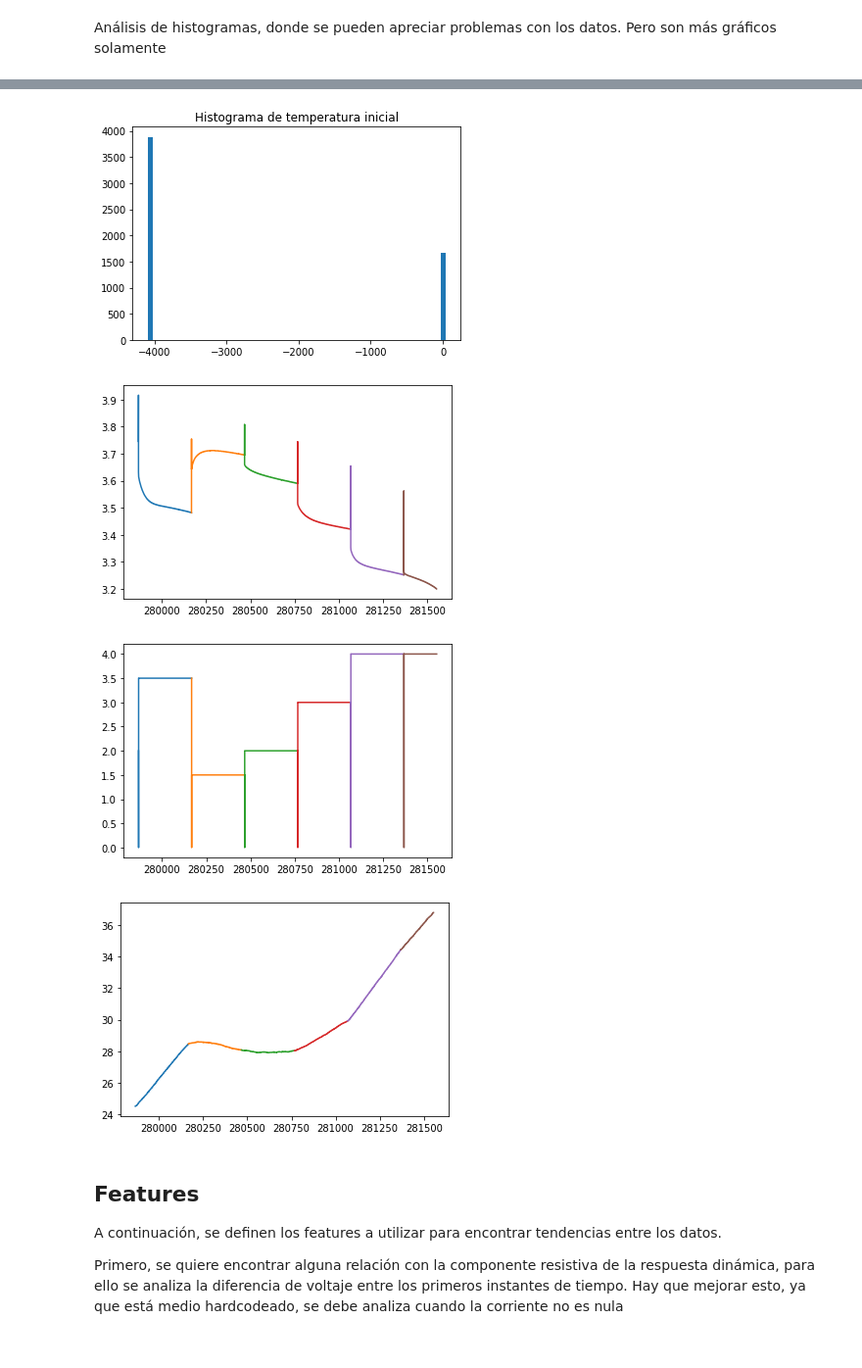
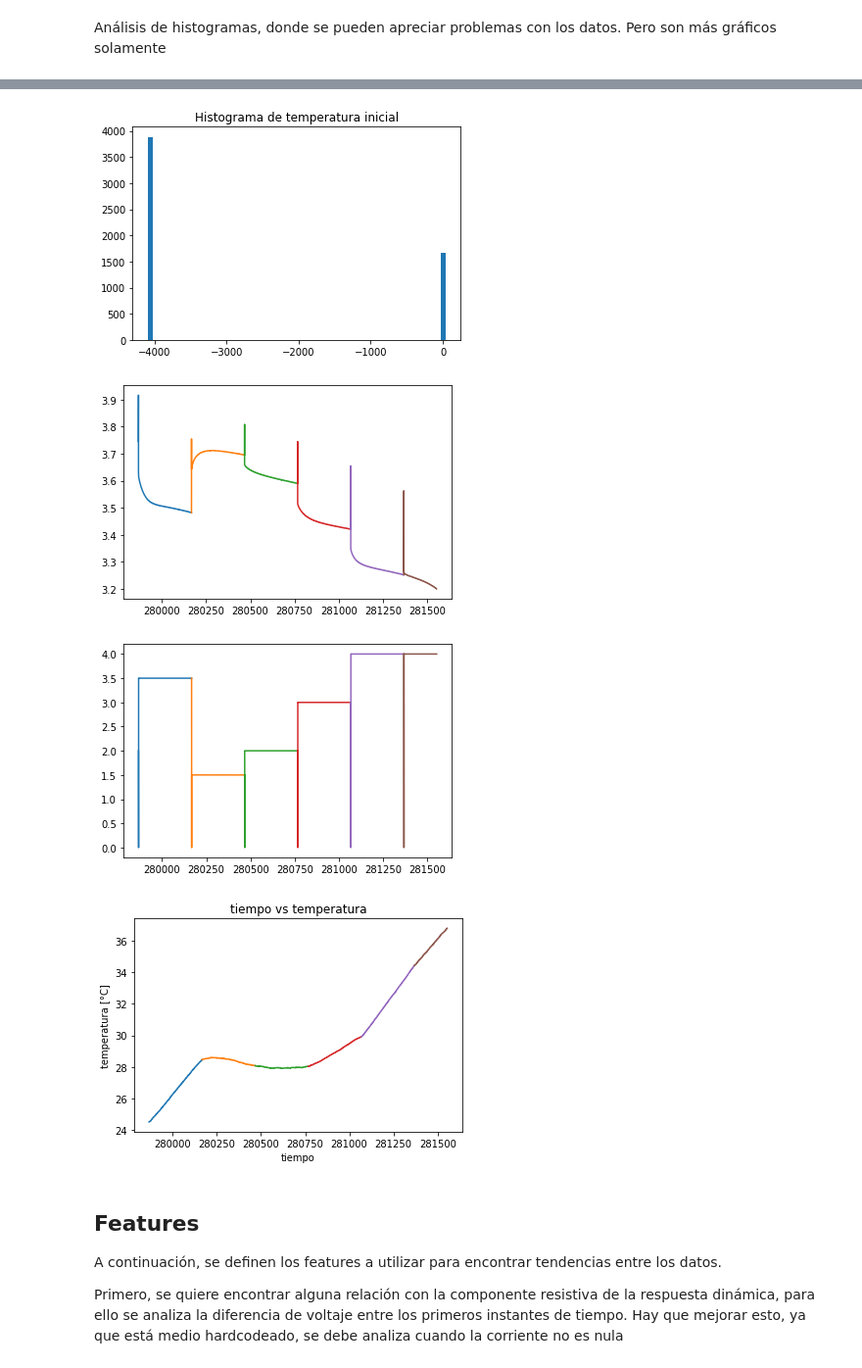
Before and after one commit to MartinVIllesca/Analisis_Baterias, a Jupyter notebook: notebooks/exploracion_cesar_2.ipynb, the cells around one changed output, grey strips where cells are left out. Shown at 98% size. Saved outputs shown, nothing was run; the diff lists cells and outputs as text; code cells hidden in the pictures.

```diff
--- a/notebooks/exploracion_cesar_2.ipynb
+++ b/notebooks/exploracion_cesar_2.ipynb
@@ -12,7 +12,7 @@ from mpl_toolkits.mplot3d import Axes3D
 # %%
 # carga de caminata aleatoria
 documento = '../../Battery_Uniform_Distribution_Discharge_Room_Temp_DataSet_2Post/data/Matlab/RW3.mat'
-documento_2 = '../../Battery_Uniform_Distribution_Discharge_Room_Temp_DataSet_2Post/data/Matlab/RW5.mat'
+documento_2 = '../../Battery_Uniform_Distribution_Discharge_Room_Temp_DataSet_2Post/data/Matlab/RW4.mat'
 comentarios = ['discharge (random walk)',
                'rest (random walk)',
                'rest post random walk discharge']
@@ -491,34 +491,37 @@ Análisis de histogramas, donde se pueden apreciar problemas con los datos. Pero
 # %%
 # analisis estadistico de los ciclos: ploteo de histogramas
 plt.hist(df['ciclo'], bins=70), plt.title('Histograma de ciclos'), plt.show()
 plt.hist(df['magnitud'], bins=30), plt.title('Histograma de magnitudes'), plt.show()
 plt.hist(df['media'], bins=30), plt.title('Histograma de medias'), plt.show()
 plt.hist(df['energia'], bins=60), plt.title('Histograma de energia'), plt.show()
 # print(len(df))
 # df_2['temp_ini'] = df['temp_ini'].drop(index=[df['temp_ini'] <= 0][0] * np.arange(0, len(df)))
 # print(len(df_2))
 plt.hist(df['temp_ini'], bins=60), plt.title('Histograma de temperatura inicial'), plt.show()
 
 for i in range(3,9):
     plt.plot(df['tiempo'][i], df['voltaje'][i])
 plt.show()
 
 for i in range(3,9):
     plt.plot(df['tiempo'][i], df['corriente'][i])
 plt.show()
 
 for i in range(3,9):
     plt.plot(df['tiempo'][i], df['temperatura'][i])
+    plt.title('tiempo vs temperatura')
+    plt.xlabel('tiempo')
+    plt.ylabel('temperatura [°C]')
 plt.show()
 # %% [output]
 [figure]
 [figure]
 [figure]
 [figure]
 [figure]
 [figure]
 [figure]
-[figure, old version]
+[figure, new version]
 # %% [markdown]
 ## Features
 A continuación, se definen los features a utilizar para encontrar tendencias entre los datos.
```
Also changed, not shown: parts of 11 cells of this notebook, 3 other files.
